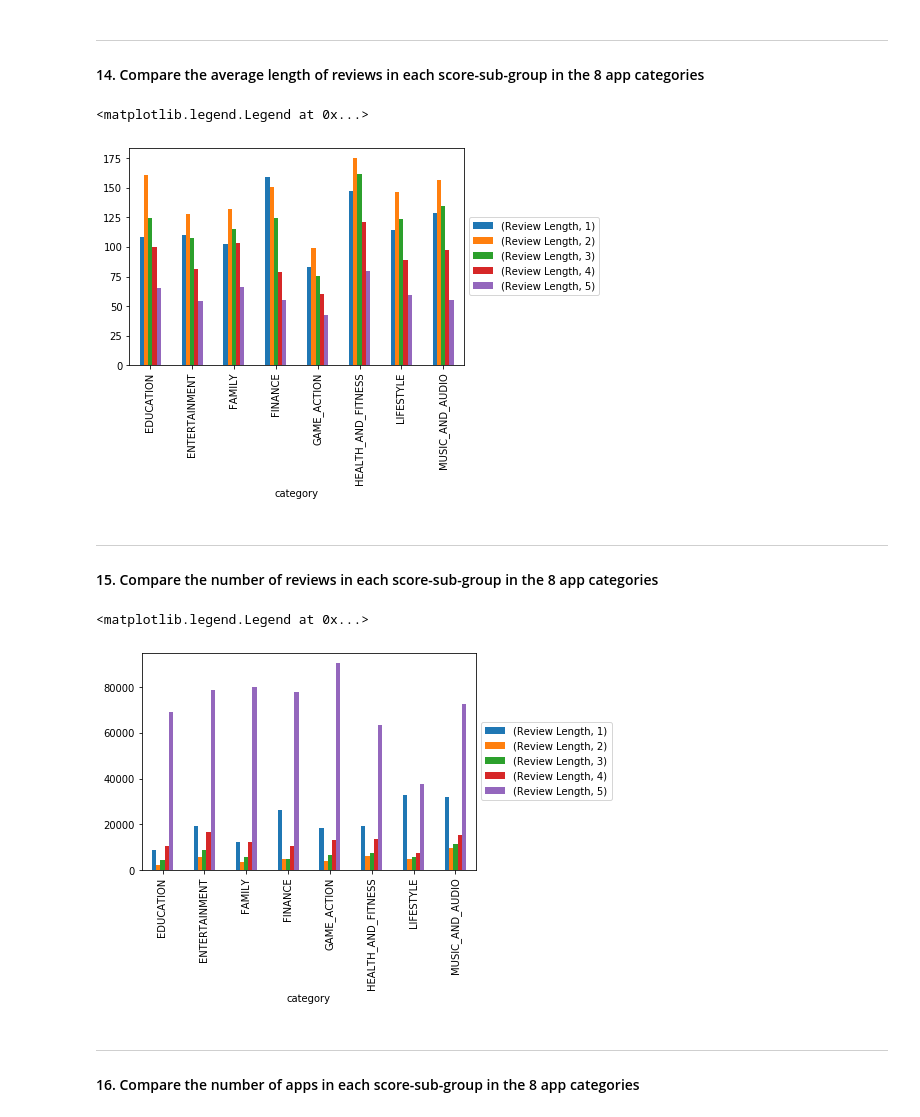
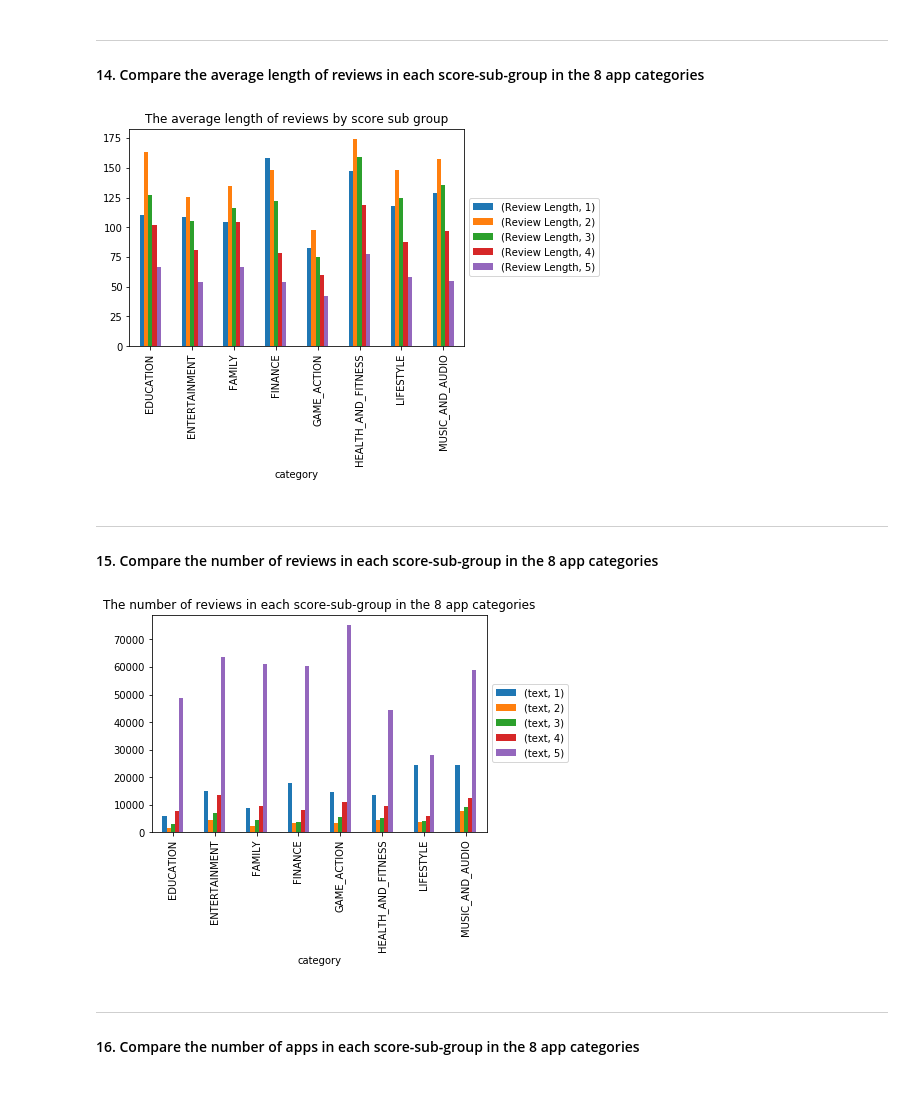
Before and after one commit to VincentPhan3004/DATA542FinalProject, a Jupyter notebook: DATA542- Final Project.ipynb, the cells around one changed output. Saved outputs shown, nothing was run; the diff lists cells and outputs as text; code cells hidden in the pictures; blank space fills up the shorter version.

```diff
--- a/DATA542- Final Project.ipynb
+++ b/DATA542- Final Project.ipynb
@@ -386,0 +346,3 @@ memory usage: 64.3+ MB
+# %%
+frame4.dropna(subset=['appTitle'], inplace=True)
+frame4.shape
@@ -504,21 +495,21 @@ answer13
 # %%
 import matplotlib.pyplot as plt
 answer14= pd.DataFrame(frame4.groupby(['category','score'])['Review Length'].mean())
-answer14.unstack().plot(kind='bar')
+answer14.unstack().plot(kind='bar',title="The average length of reviews by score sub group")
 plt.legend(loc='center left', bbox_to_anchor=(1.0, 0.5))
+plt.savefig('answer14.png')
 # %% [output]
-<matplotlib.legend.Legend at 0x...>
-[figure, old version]
+[figure, new version]
 # %% [markdown]
 ***
 #### 15. Compare the number of reviews in each score-sub-group in the 8 app categories
 # %%
-answer15= pd.DataFrame(frame4.groupby(['category','score'])['Review Length'].count())
-answer15.unstack().plot(kind='bar')
+answer15= pd.DataFrame(frame4.groupby(['category','score'])['text'].count())
+answer15.unstack().plot(kind='bar',title =  "The number of reviews in each score-sub-group in the 8 app categories")
 plt.legend(loc='center left', bbox_to_anchor=(1.0, 0.5))
+plt.savefig('answer15.png')
 # %% [output]
-<matplotlib.legend.Legend at 0x...>
-[figure, old version]
+[figure, new version]
 # %% [markdown]
 ***
 #### 16. Compare the number of apps in each score-sub-group in the 8 app categories
```
Also changed, not shown: parts of 92 cells of this notebook, 4 other files.
